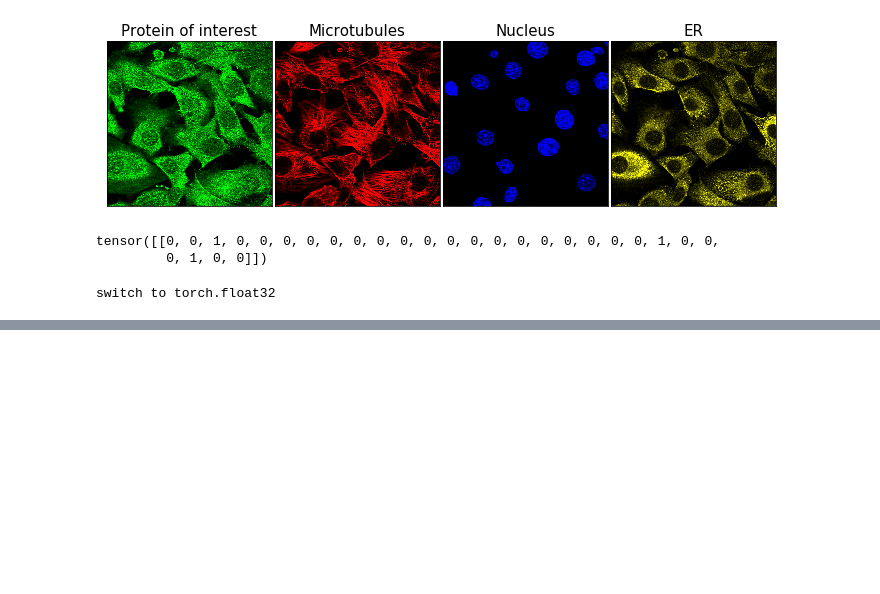
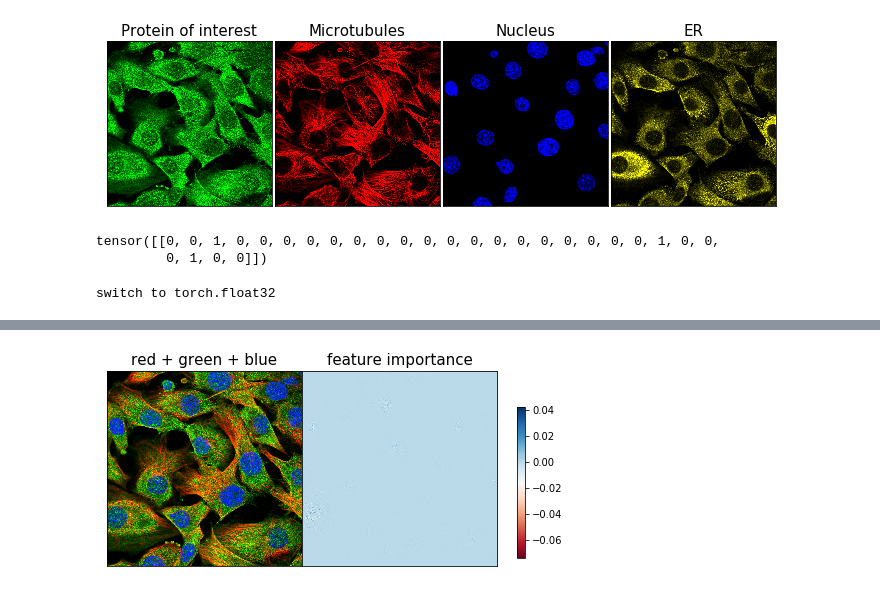
Before and after one commit to csinva/hpa-interp, a Jupyter notebook: grad_saliency.ipynb, the cells around one changed output, grey strips where cells are left out. Drawn from its saved outputs; the diff is of its cells as text; code cells hidden in the pictures; blank space fills up the shorter version.

```diff
--- a/grad_saliency.ipynb
+++ b/grad_saliency.ipynb
@@ -128,0 +131,4 @@ viz.viz_channels_separate(test_image, img_index, rel_scores=attributions.data.nu
+# %%
+viz.viz_channels_combined(test_image, img_index, feature_importance=attribution.sum(axis=1)[0].data)
+# %% [output]
+[figure, added]
```
Also changed, not shown: parts of 16 cells of this notebook, 8 other files.
